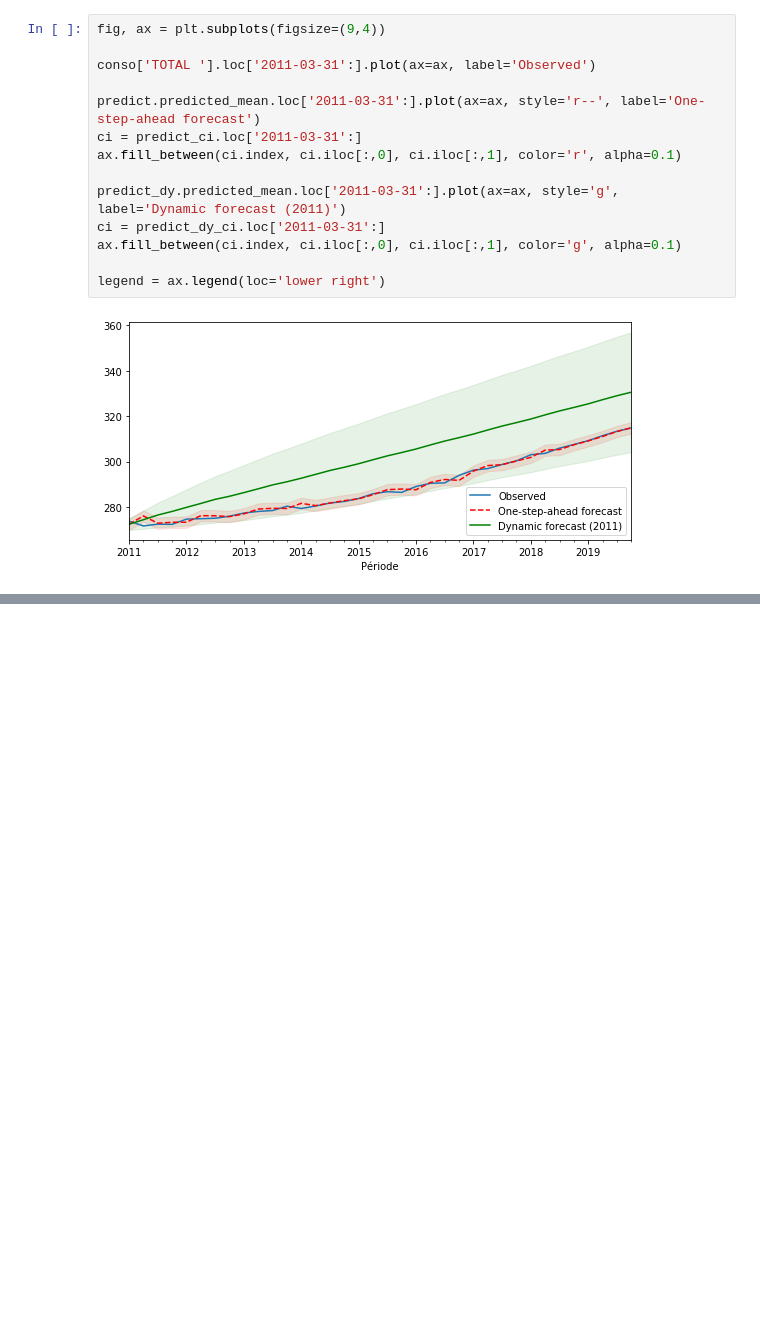
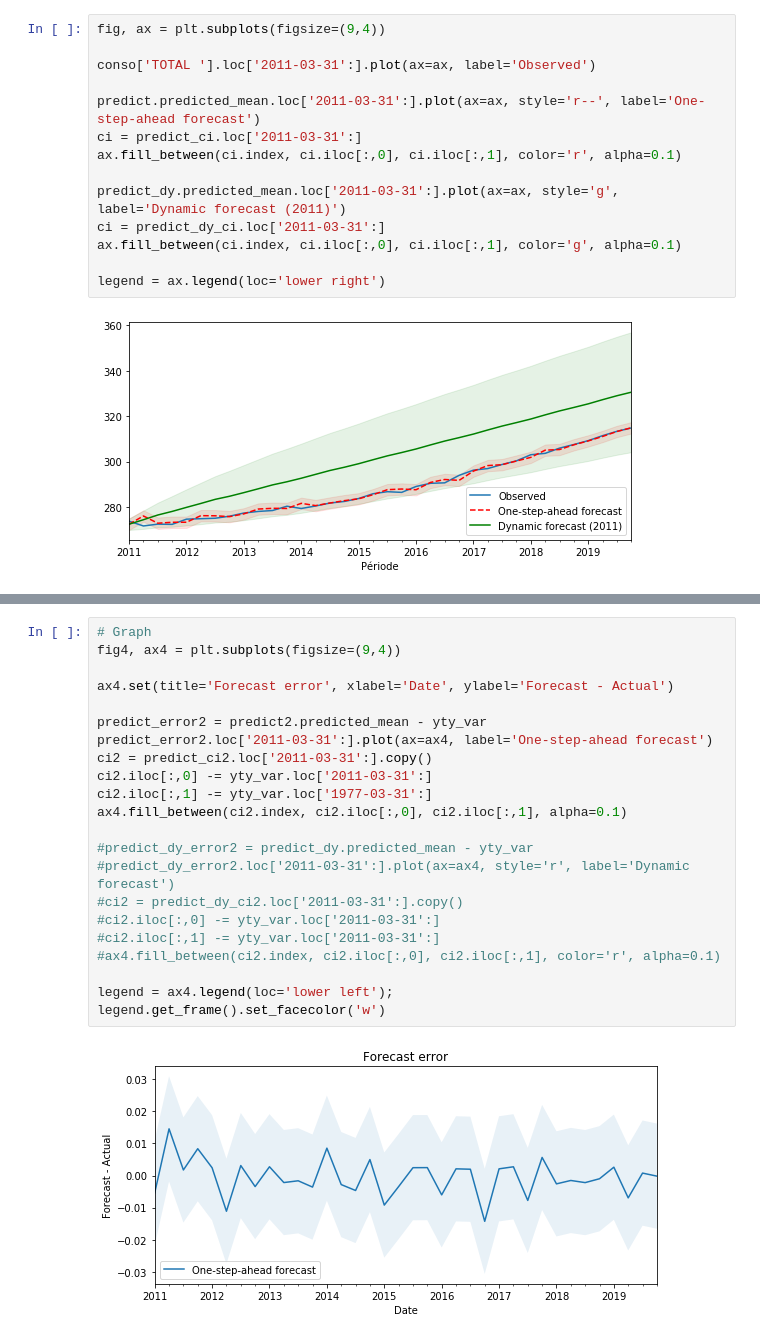
Before and after one commit to LittleBabyPanda/Q3-Project, a Jupyter notebook: BaselineModel.ipynb, the cells around one changed output, grey strips where cells are left out. Drawn from its saved outputs; the diff is of its cells as text; blank space fills up the shorter version.

```diff
--- a/BaselineModel.ipynb
+++ b/BaselineModel.ipynb
@@ -229,0 +186,24 @@ A partir de du 3e trimestre de 2011, on retrouve une certaine trend-stationnarit
+# %%
+# Graph
+fig4, ax4 = plt.subplots(figsize=(9,4))
+
+ax4.set(title='Forecast error', xlabel='Date', ylabel='Forecast - Actual')
+
+predict_error2 = predict2.predicted_mean - yty_var
+predict_error2.loc['2011-03-31':].plot(ax=ax4, label='One-step-ahead forecast')
+ci2 = predict_ci2.loc['2011-03-31':].copy()
+ci2.iloc[:,0] -= yty_var.loc['2011-03-31':]
+ci2.iloc[:,1] -= yty_var.loc['1977-03-31':]
+ax4.fill_between(ci2.index, ci2.iloc[:,0], ci2.iloc[:,1], alpha=0.1)
+
+#predict_dy_error2 = predict_dy.predicted_mean - yty_var
+#predict_dy_error2.loc['2011-03-31':].plot(ax=ax4, style='r', label='Dynamic forecast')
+#ci2 = predict_dy_ci2.loc['2011-03-31':].copy()
+#ci2.iloc[:,0] -= yty_var.loc['2011-03-31':]
+#ci2.iloc[:,1] -= yty_var.loc['2011-03-31':]
+#ax4.fill_between(ci2.index, ci2.iloc[:,0], ci2.iloc[:,1], color='r', alpha=0.1)
+
+legend = ax4.legend(loc='lower left');
+legend.get_frame().set_facecolor('w')
+# %% [output]
+[figure, added]
```
Also changed, not shown: parts of 23 cells of this notebook.
